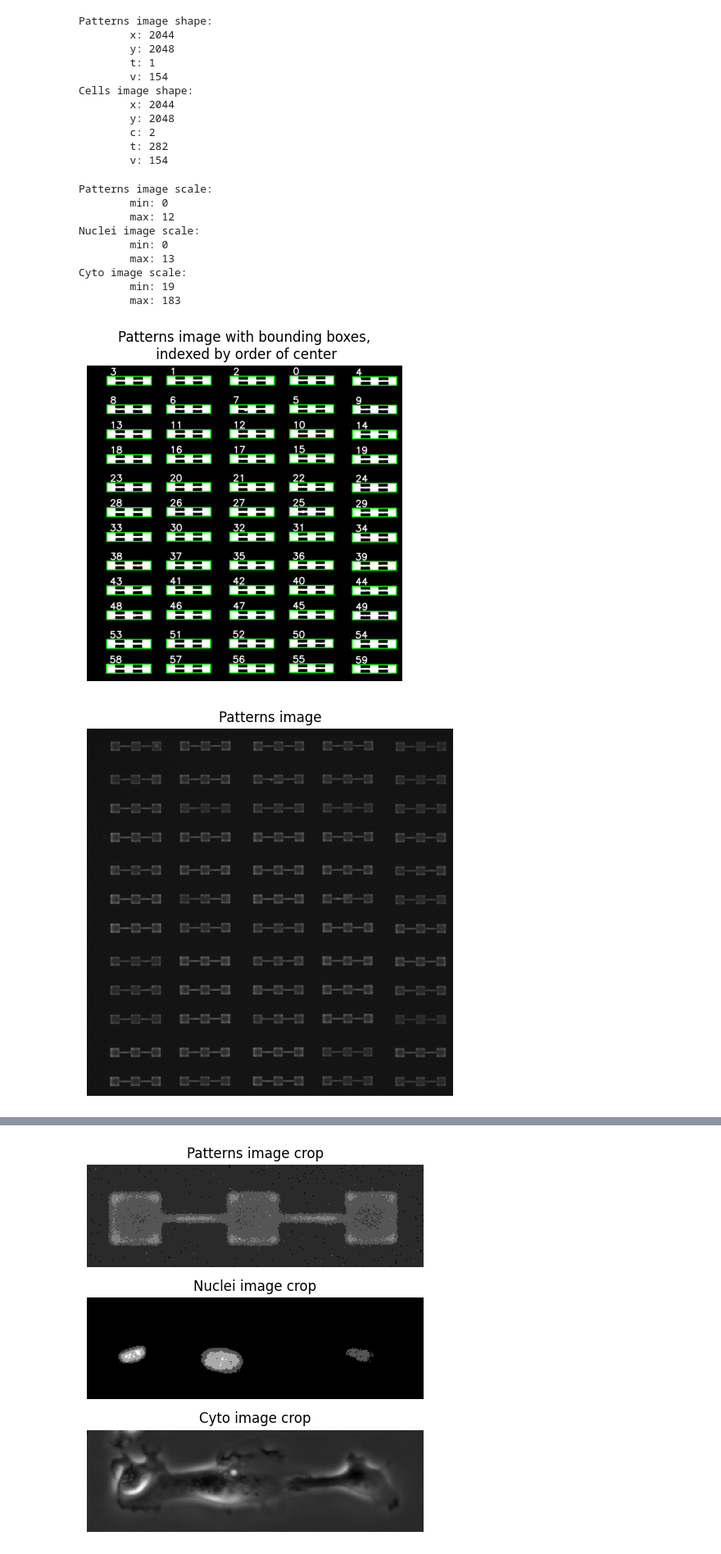
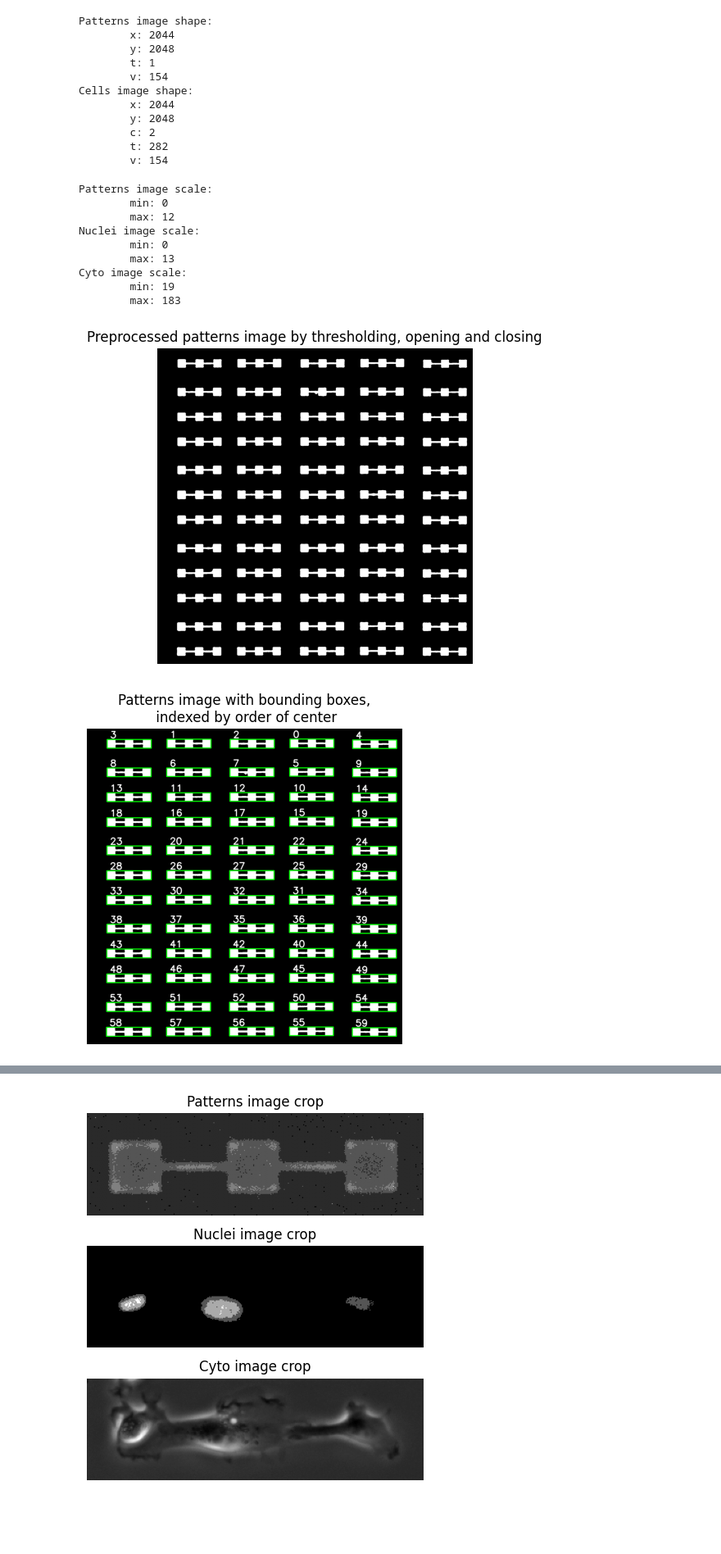
Before and after one commit to keejkrej/cell-filter, a Jupyter notebook: src/cell_counter/notebooks/presentation.ipynb, the cells around one changed output, grey strips where cells are left out. Shown at 82% size. Cells and saved outputs as stored; diff of their text form; code cells hidden in the pictures; blank space fills up the shorter version.

```diff
--- a/src/cell_counter/notebooks/presentation.ipynb
+++ b/src/cell_counter/notebooks/presentation.ipynb
@@ -48,6 +48,12 @@ blur = cv2.GaussianBlur(patterns_image, (11, 11), 0)
 _, thresh = cv2.threshold(blur, 1, 255, cv2.THRESH_BINARY)
 thresh = cv2.morphologyEx(thresh, cv2.MORPH_OPEN, np.ones((3, 3), np.uint8))
 thresh = cv2.morphologyEx(thresh, cv2.MORPH_CLOSE, np.ones((5, 5), np.uint8))
+fig = plt.figure(figsize=(5, 5), dpi=100)
+ax_1 = fig.add_subplot(1, 1, 1)
+ax_1.imshow(thresh, cmap='gray')
+ax_1.set_axis_off()
+ax_1.set_title('Preprocessed patterns image by thresholding, opening and closing')
+plt.show()
 contours, _ = cv2.findContours(thresh, cv2.RETR_EXTERNAL, cv2.CHAIN_APPROX_SIMPLE)
 bound_boxes = [cv2.boundingRect(contour) for contour in contours]
 rgb_image = cv2.cvtColor(thresh, cv2.COLOR_GRAY2RGB)
@@ -93,32 +99,32 @@ x_range = (1700, 2030)
 y_range = (1570, 1670)
 bound_box = (1700, 1570, 330, 100)
 patterns_image_crop = patterns_image[bound_box[1]:bound_box[1]+bound_box[3], bound_box[0]:bound_box[0]+bound_box[2]]
 nuclei_image_crop = nuclei_image[bound_box[1]:bound_box[1]+bound_box[3], bound_box[0]:bound_box[0]+bound_box[2]]
 cyto_image_crop = cyto_image[bound_box[1]:bound_box[1]+bound_box[3], bound_box[0]:bound_box[0]+bound_box[2]]
 fig = plt.figure(figsize=(5, 5), dpi=100)
 ax_1 = fig.add_subplot(3, 1, 1)
 ax_1.imshow(patterns_image_crop, cmap='gray')
 ax_1.set_axis_off()
 ax_1.set_title('Patterns image crop')
 ax_2 = fig.add_subplot(3, 1, 2)
 ax_2.imshow(nuclei_image_crop, cmap='gray')
 ax_2.set_axis_off()
 ax_2.set_title('Nuclei image crop')
 ax_3 = fig.add_subplot(3, 1, 3)
 ax_3.imshow(cyto_image_crop, cmap='gray')
 ax_3.set_axis_off()
 ax_3.set_title('Cyto image crop')
 plt.tight_layout()
 plt.show()
 # %% [output]
 Patterns image scale:
         min: 0
         max: 12
 Nuclei image scale:
         min: 0
         max: 13
 Cyto image scale:
         min: 19
         max: 183
-[figure, old version]
+[figure, new version]
-[figure, old version]
+[figure, new version]
```
Also changed, not shown: parts of 3 cells of this notebook.
